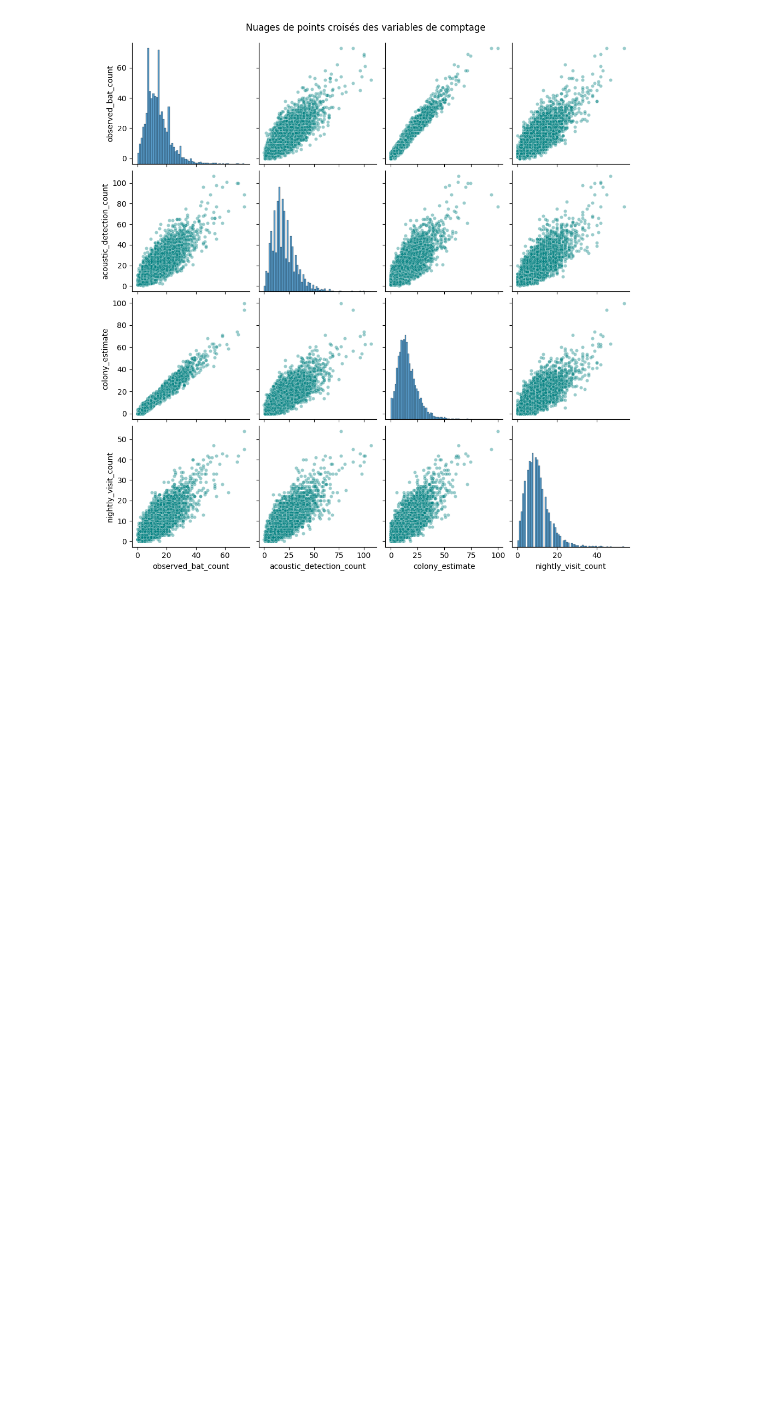
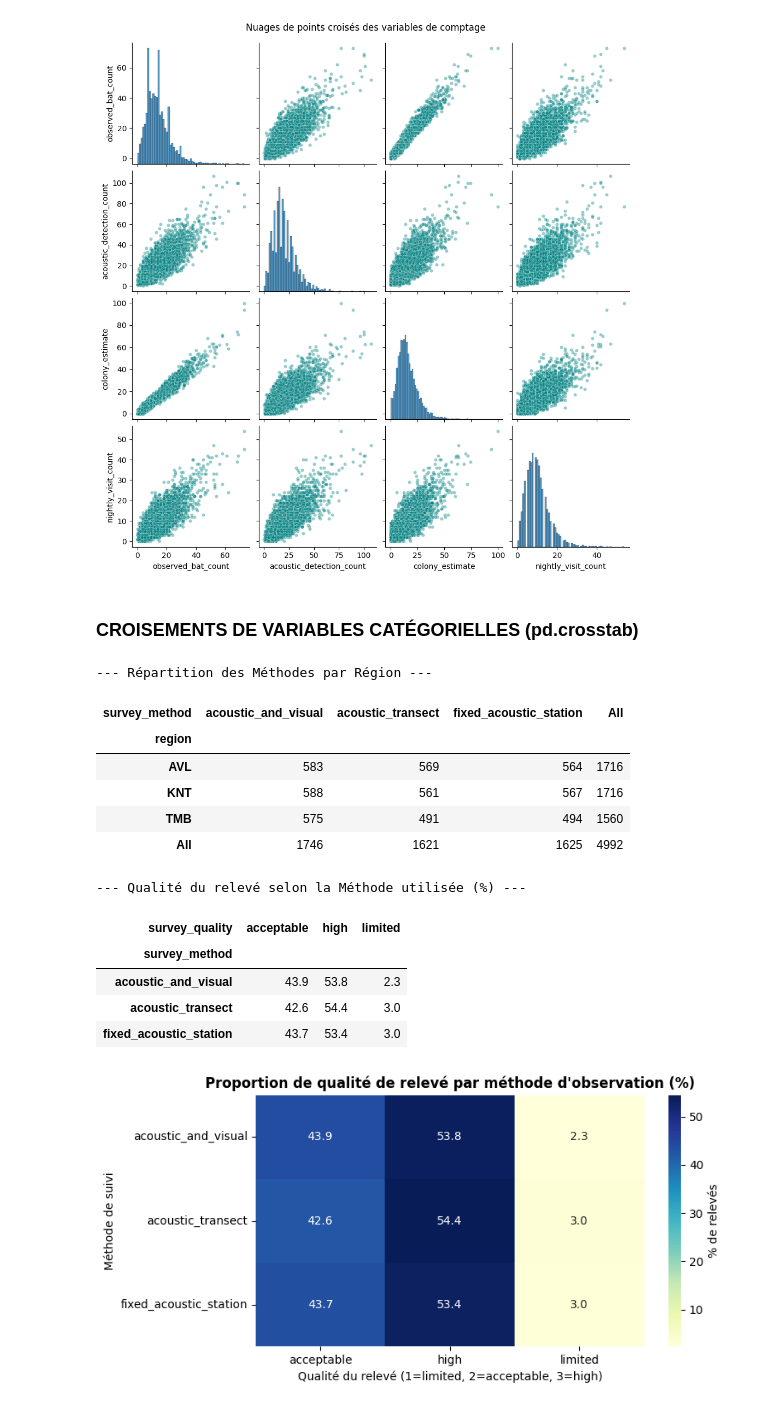
Before and after one commit to HananeDjouadi/G05-DataMining-2627, a Jupyter notebook: data/ecology/bat_surveys.ipynb, the cells around one changed output. Saved outputs shown, nothing was run; the diff lists cells and outputs as text; code cells hidden in the pictures; blank space fills up the shorter version.

Commit message:
finaliser le TODO vol 1 (bat_survey.ipynb)

```diff
--- a/data/ecology/bat_surveys.ipynb
+++ b/data/ecology/bat_surveys.ipynb
@@ -744,3 +747,39 @@ plt.show()
 # %% [output]
 <Figure size 1200x1000 with 0 Axes>
 [figure]
+# %% [markdown]
+### CROISEMENTS DE VARIABLES CATÉGORIELLES (pd.crosstab)
+# %%
+# 1. Croisement entre Région et Méthode d'échantillonnage
+print("--- Répartition des Méthodes par Région ---")
+crosstab_region_method = pd.crosstab(df_analysis['region'], df_analysis['survey_method'], margins=True)
+display(crosstab_region_method)
+
+# 2. Croisement entre Méthode et Qualité du relevé (% normalisé par ligne)
+print("\n--- Qualité du relevé selon la Méthode utilisée (%) ---")
+crosstab_method_quality = pd.crosstab(df_analysis['survey_method'], df_analysis['survey_quality'], normalize='index') * 100
+display(crosstab_method_quality.round(1))
+
+# 3. Visualisation en Heatmap
+plt.figure(figsize=(8, 4))
+sns.heatmap(crosstab_method_quality, annot=True, fmt=".1f", cmap="YlGnBu", cbar_kws={'label': '% de relevés'})
+plt.title("Proportion de qualité de relevé par méthode d'observation (%)", fontsize=12, fontweight='bold')
+plt.xlabel("Qualité du relevé (1=limited, 2=acceptable, 3=high)")
+plt.ylabel("Méthode de suivi")
+plt.tight_layout()
+plt.show()
+# %% [output]
+--- Répartition des Méthodes par Région ---
+| survey_method | acoustic_and_visual | acoustic_transect | fixed_acoustic_station | All |
+| region |  |  |  |  |
+| AVL | 583 | 569 | 564 | 1716 |
+| KNT | 588 | 561 | 567 | 1716 |
+| TMB | 575 | 491 | 494 | 1560 |
+| All | 1746 | 1621 | 1625 | 4992 |
+--- Qualité du relevé selon la Méthode utilisée (%) ---
+| survey_quality | acceptable | high | limited |
+| survey_method |  |  |  |
+| acoustic_and_visual | 43.9 | 53.8 | 2.3 |
+| acoustic_transect | 42.6 | 54.4 | 3.0 |
+| fixed_acoustic_station | 43.7 | 53.4 | 3.0 |
+[figure, added]
```
Also changed, not shown: parts of 22 cells of this notebook, 1 other file.
